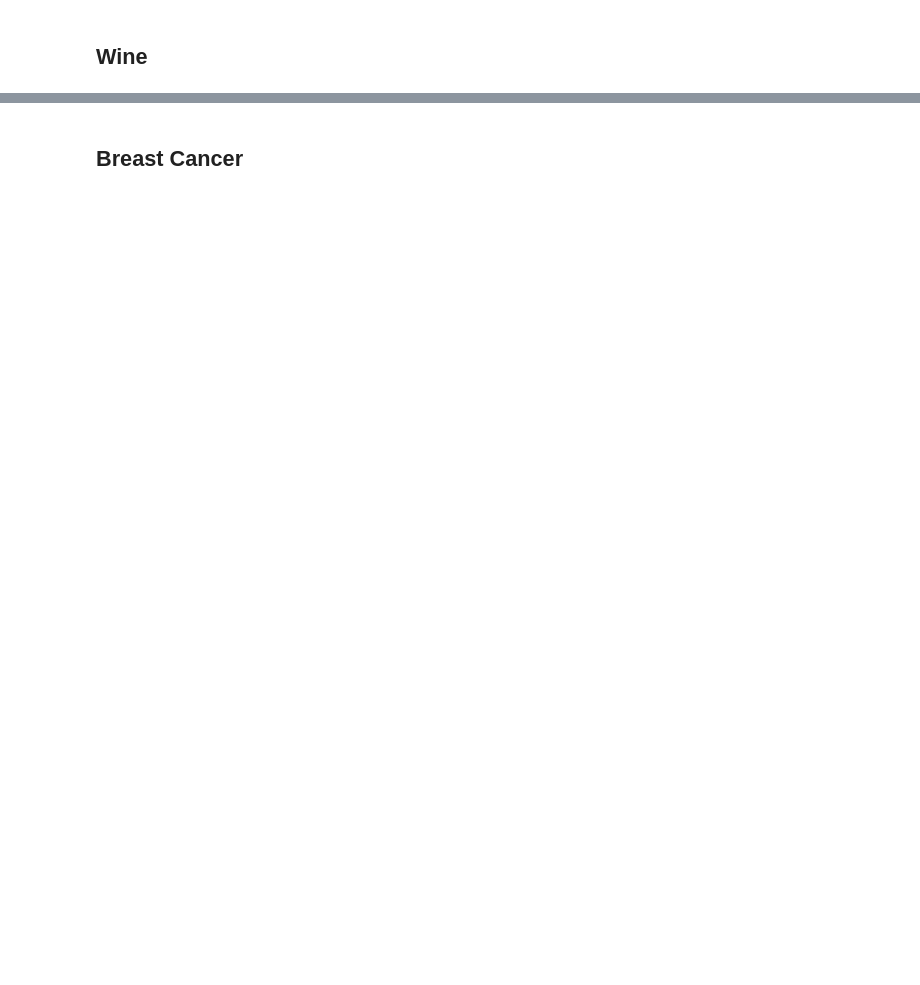
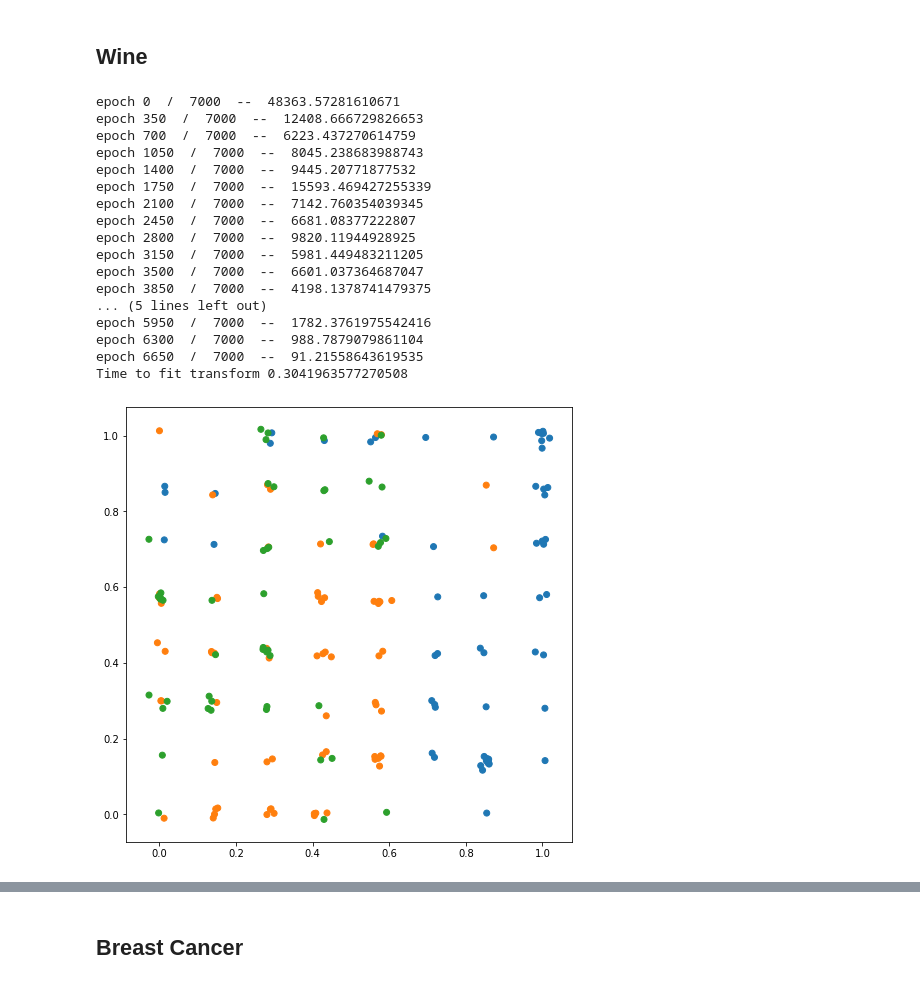
Before and after one commit to JonasRSV/emby, a Jupyter notebook: examples/som_examples.ipynb, the cells around one changed output, grey strips where cells are left out. Cells and saved outputs as stored; diff of their text form; code cells hidden in the pictures; blank space fills up the shorter version.

```diff
--- a/examples/som_examples.ipynb
+++ b/examples/som_examples.ipynb
@@ -125,29 +158,46 @@ Wine
 # %%
 %%time
 from sklearn.datasets import load_wine
 
 wine = load_wine()
 
 x = wine.data
 y = wine.target
 
 x = x - x.mean()
 
 som = emby.SOM(Z=2,
-               learning_rate=0.3,
-               y_variance=0.05,
-               epochs=1000,
-               bases=1000,
+               epochs=7000,
+               bases=64,
                logging=emby.Logging.Progress,
-               device=emby.Device.GPU,
+               device=emby.Device.CPU,
                uniform_base_position="origo")
 
 colors = np.array(list(mcolors.TABLEAU_COLORS.values()))
 
 timestamp = time.time()
 embeddings = som.fit_transform(x) + np.random.normal(0, 0.01, size=(len(x), 2))
 print(f"Time to fit transform {time.time() - timestamp}")
 
 plt.figure(figsize=(8, 8))
 plt.scatter(embeddings[:, 0], embeddings[:, 1], color=colors[y])
 plt.show()
+# %% [output]
+epoch 0  /  7000  --  48363.57281610671
+epoch 350  /  7000  --  12408.666729826653
+epoch 700  /  7000  --  6223.437270614759
+epoch 1050  /  7000  --  8045.238683988743
+epoch 1400  /  7000  --  9445.20771877532
+epoch 1750  /  7000  --  15593.469427255339
+epoch 2100  /  7000  --  7142.760354039345
+epoch 2450  /  7000  --  6681.08377222807
+epoch 2800  /  7000  --  9820.11944928925
+epoch 3150  /  7000  --  5981.449483211205
+epoch 3500  /  7000  --  6601.037364687047
+epoch 3850  /  7000  --  4198.1378741479375
+... (5 lines left out)
+epoch 5950  /  7000  --  1782.3761975542416
+epoch 6300  /  7000  --  988.7879079861104
+epoch 6650  /  7000  --  91.21558643619535
+Time to fit transform 0.3041963577270508
+[figure, added]
```
Also changed, not shown: parts of 17 cells of this notebook, 9 other files.
